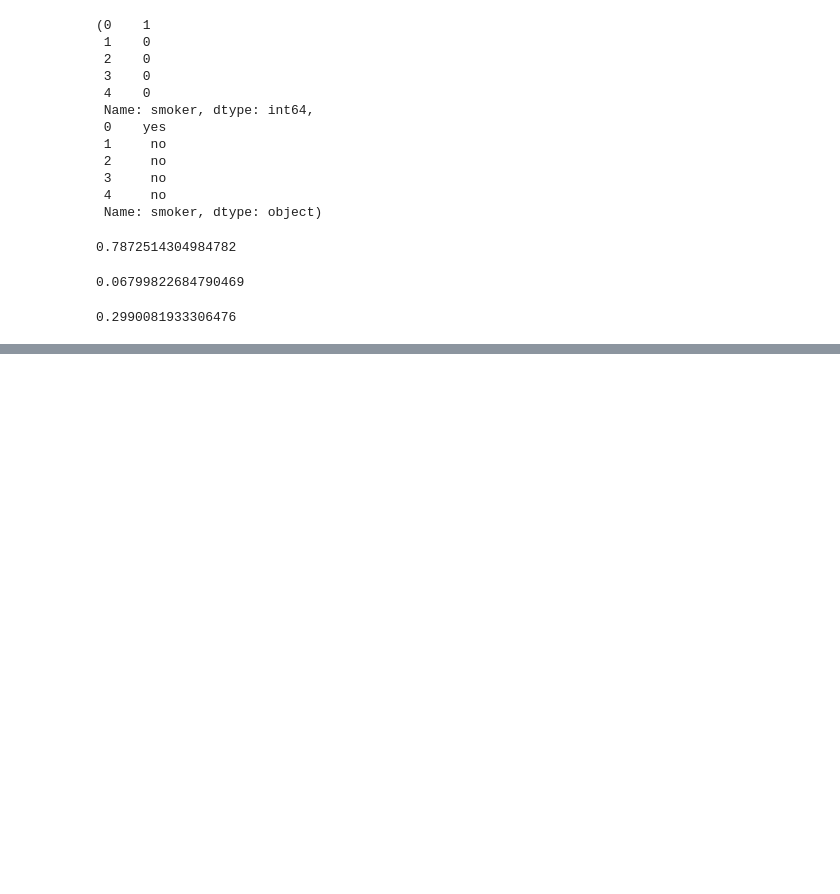
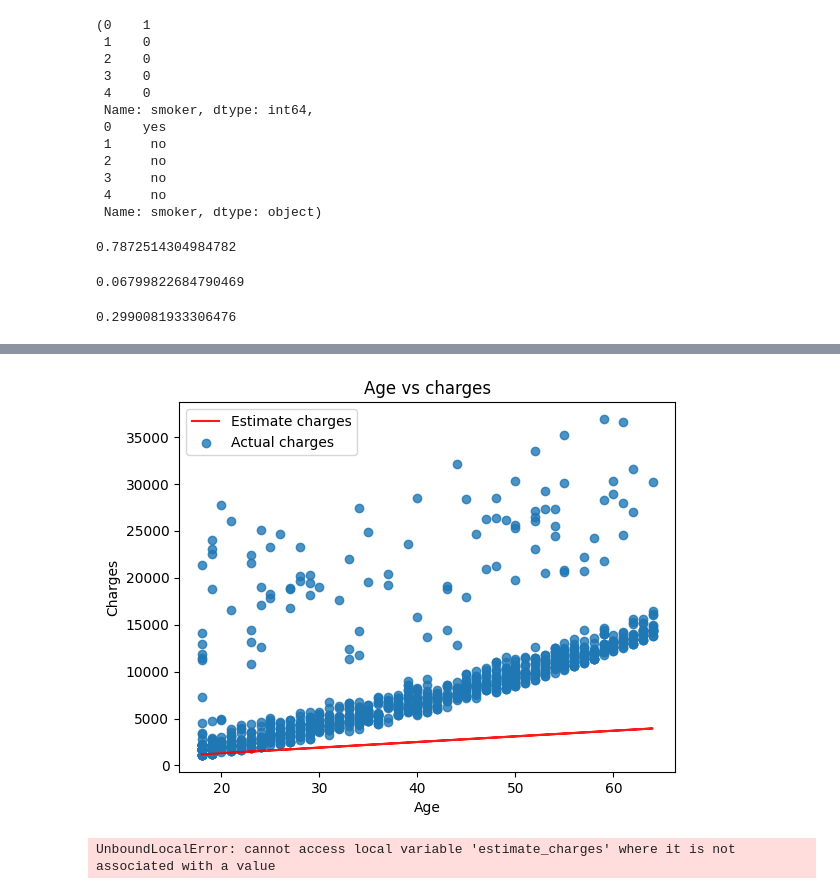
Before and after one commit to Hridayansh018/ML_Basics, a Jupyter notebook: Supervised learning/Self Revision/Linear Regression/Practice_file1.ipynb, the cells around one changed output, grey strips where cells are left out. Saved outputs shown, nothing was run; the diff lists cells and outputs as text; code cells hidden in the pictures; blank space fills up the shorter version.

```diff
--- a/Supervised learning/Self Revision/Linear Regression/Practice_file1.ipynb
+++ b/Supervised learning/Self Revision/Linear Regression/Practice_file1.ipynb
@@ -118,0 +139,12 @@ df.charges.corr(df.age)
+# %%
+target = non_smoker.charges
+
+plt.plot(age_ns,estimate_charges,'r', alpha=0.9)
+plt.scatter(age_ns,target, alpha=0.8)
+plt.xlabel('Age')
+plt.ylabel('Charges')
+plt.title('Age vs charges')
+plt.legend(['Estimate charges', 'Actual charges'])
+plt.show()
+# %% [output]
+[figure, added]
@@ -118,0 +163,4 @@ df.charges.corr(df.age)
+# %%
+try_parameters(60,100)
+# %% [output]
+UnboundLocalError: cannot access local variable 'estimate_charges' where it is not associated with a value
```
Also changed, not shown: parts of 6 cells of this notebook.
